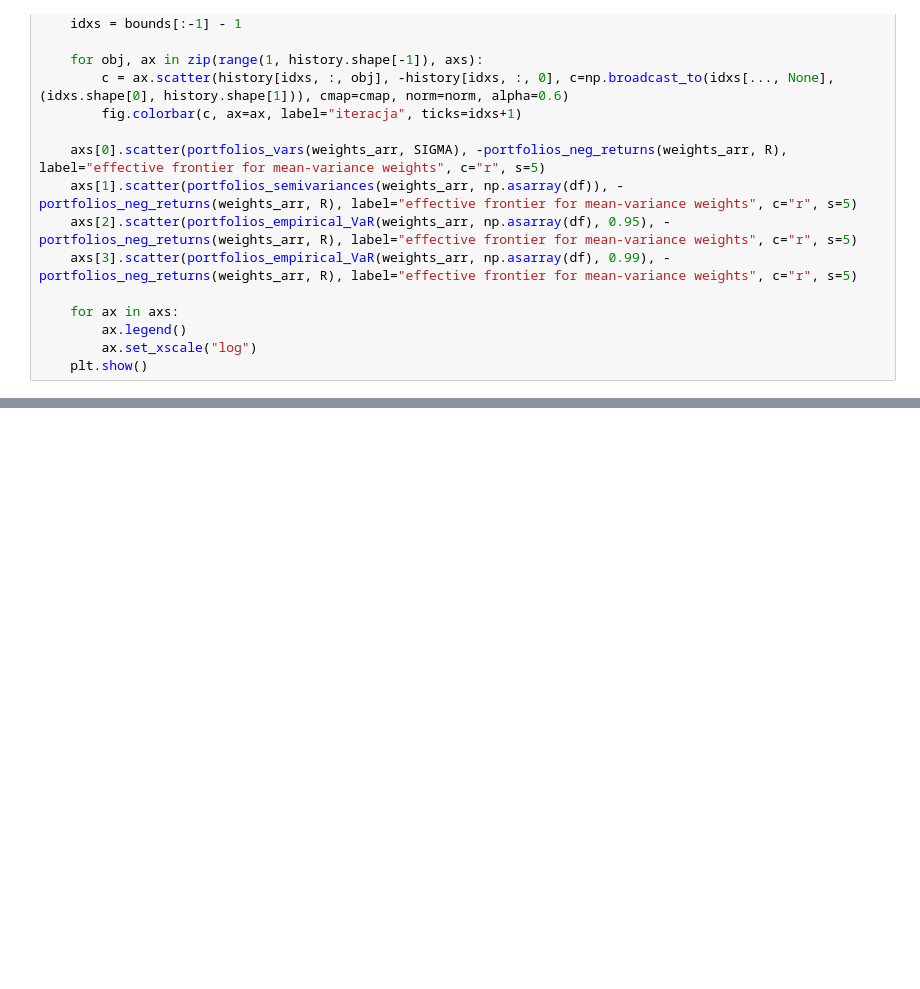
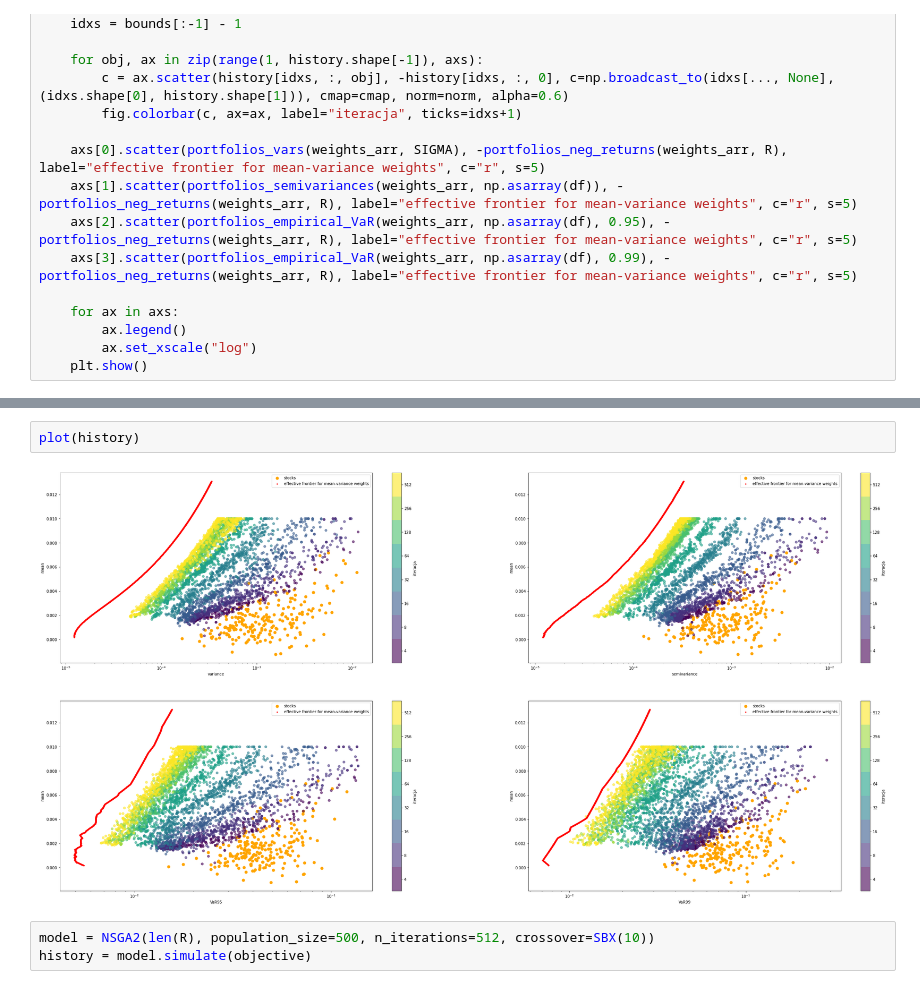
Before and after one commit to jdworzans/portfolio-optimization, a Jupyter notebook: notebooks/GPW.ipynb, the cells around one changed output, grey strips where cells are left out. Cells and saved outputs as stored; diff of their text form; blank space fills up the shorter version.

```diff
--- a/notebooks/GPW.ipynb
+++ b/notebooks/GPW.ipynb
@@ -191,0 +199,7 @@ plot(history)
+# %%
+plot(history)
+# %% [output]
+[figure, added]
+# %%
+model = NSGA2(len(R), population_size=500, n_iterations=512, crossover=SBX(10))
+history = model.simulate(objective)
```
Also changed, not shown: parts of 14 cells of this notebook, 2 other files.
